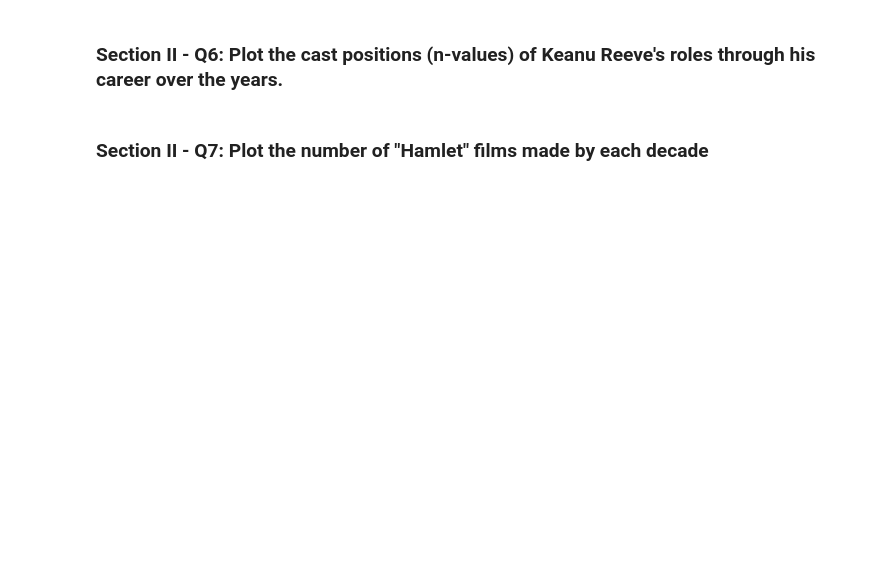
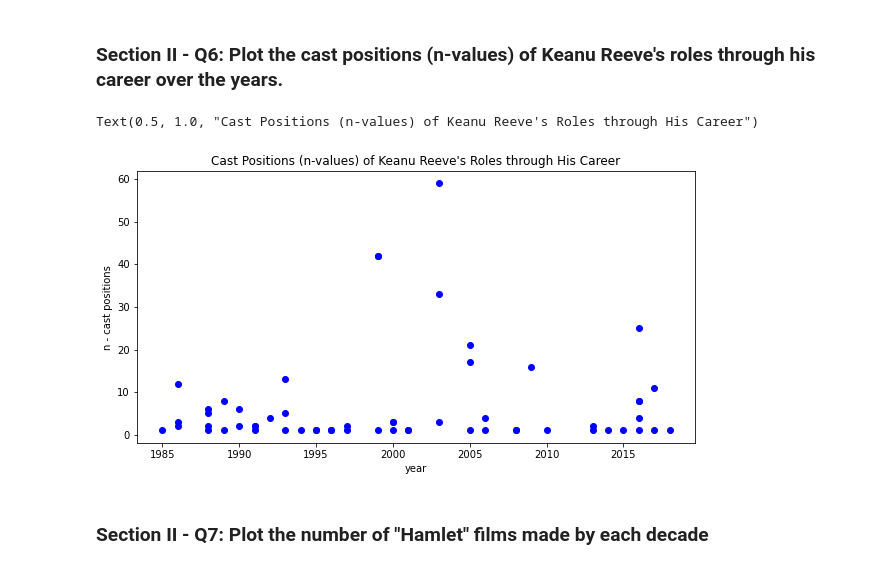
Before and after one commit to ZhanyangZhuSD/UCSD_ML, a Jupyter notebook: Mini_Project_Data_Wrangling_Pandas.ipynb, the cells around one changed output. Cells and saved outputs as stored; diff of their text form; code cells hidden in the pictures; blank space fills up the shorter version.

```diff
--- a/Mini_Project_Data_Wrangling_Pandas.ipynb
+++ b/Mini_Project_Data_Wrangling_Pandas.ipynb
@@ -421,4 +529,16 @@ pandas.core.series.Series
 # %% [markdown]
 ### Section II - Q6: Plot the cast positions (n-values) of Keanu Reeve's roles through his career over the years.
+# %%
+KR = cast[cast.name=='Keanu Reeves']
+KR.loc[:,['year', 'n']]
+#KR.plot(data[:kind='scatter'
+plt.rcParams['figure.figsize'] = (10, 5)
+plt.plot(KR.year, KR.n, 'bo')
+plt.xlabel('year')
+plt.ylabel('n - cast positions')
+plt.title("Cast Positions (n-values) of Keanu Reeve's Roles through His Career")
+# %% [output]
+Text(0.5, 1.0, "Cast Positions (n-values) of Keanu Reeve's Roles through His Career")
+[figure, added]
 # %% [markdown]
 ### Section II - Q7: Plot the number of "Hamlet" films made by each decade
```
Also changed, not shown: parts of 22 cells of this notebook.
